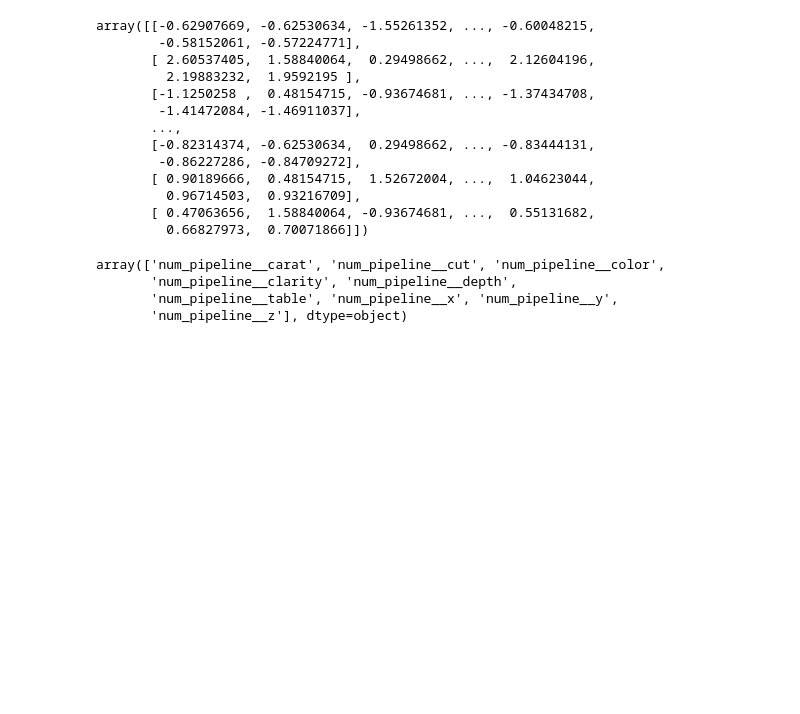
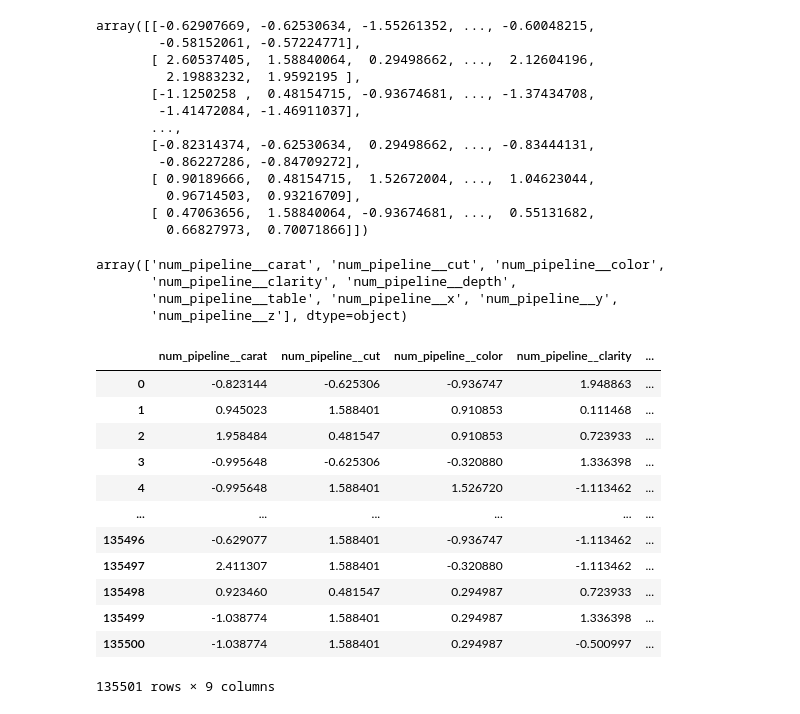
Before and after one commit to BhorSant/Mlops-projects, a Jupyter notebook: experiment/experiments.ipynb, the cells around one changed output. Drawn from its saved outputs; the diff is of its cells as text; code cells hidden in the pictures; blank space fills up the shorter version.

```diff
--- a/experiment/experiments.ipynb
+++ b/experiment/experiments.ipynb
@@ -492,3 +484,19 @@ array(['num_pipeline__carat', 'num_pipeline__cut', 'num_pipeline__color',
 # %%
 X_train=pd.DataFrame(preprocessor.fit_transform(X_train),columns=preprocessor.get_feature_names_out())
 X_test=pd.DataFrame(preprocessor.transform(X_test),columns=preprocessor.get_feature_names_out())
+# %%
+X_train
+# %% [output]
+|  | num_pipeline__carat | num_pipeline__cut | num_pipeline__color | num_pipeline__clarity | ... |
+| 0 | -0.823144 | -0.625306 | -0.936747 | 1.948863 | ... |
+| 1 | 0.945023 | 1.588401 | 0.910853 | 0.111468 | ... |
+| 2 | 1.958484 | 0.481547 | 0.910853 | 0.723933 | ... |
+| 3 | -0.995648 | -0.625306 | -0.320880 | 1.336398 | ... |
+| 4 | -0.995648 | 1.588401 | 1.526720 | -1.113462 | ... |
+| ... | ... | ... | ... | ... | ... |
+| 135496 | -0.629077 | 1.588401 | -0.936747 | -1.113462 | ... |
+| 135497 | 2.411307 | 1.588401 | -0.320880 | -1.113462 | ... |
+| 135498 | 0.923460 | 0.481547 | 0.294987 | 0.723933 | ... |
+| 135499 | -1.038774 | 1.588401 | 0.294987 | 1.336398 | ... |
+| 135500 | -1.038774 | 1.588401 | 0.294987 | -0.500997 | ... |
+135501 rows × 9 columns
```
Also changed, not shown: parts of 6 cells of this notebook.
